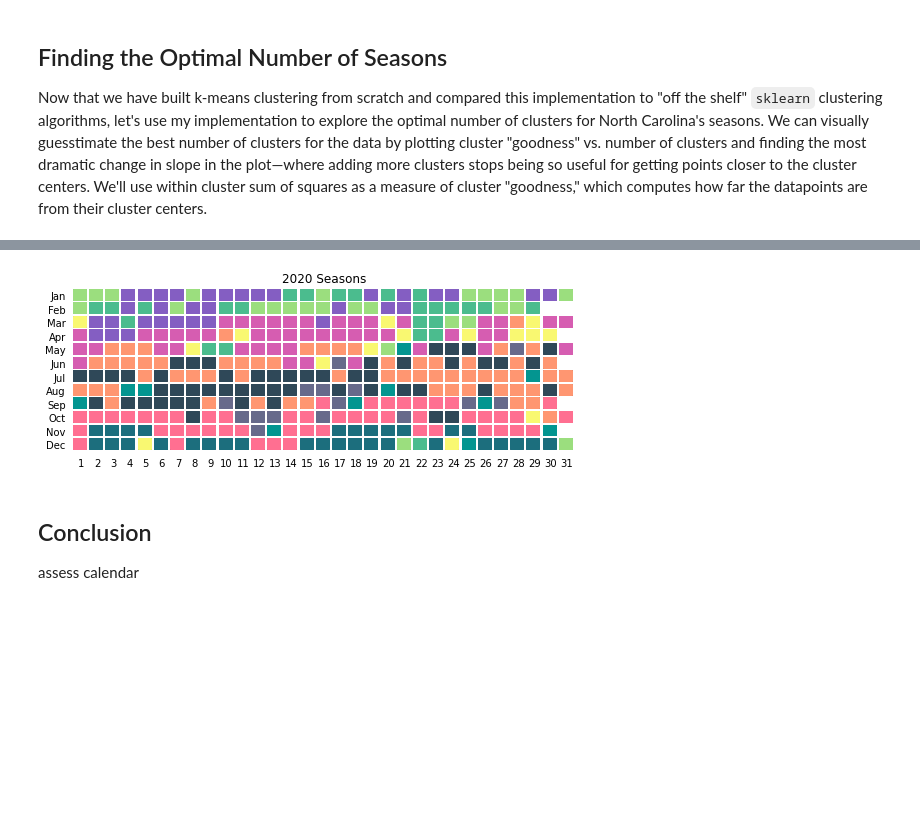
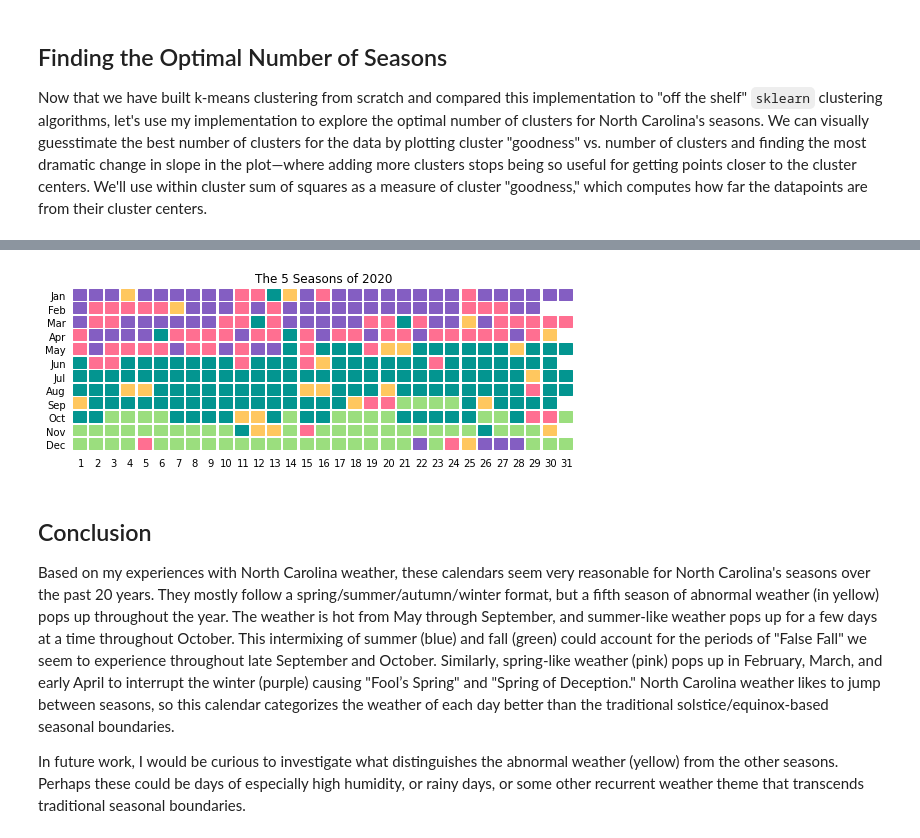
Before and after one commit to comp-machine-learning-spring2021/portfolio-krhablutzel, a Jupyter notebook: A-clustering/A-clustering.ipynb, the cells around one changed output, grey strips where cells are left out. Cells and saved outputs as stored; diff of their text form; code cells hidden in the pictures; blank space fills up the shorter version.

Commit message:
"finished" clustering jupyter notebook  and README.md

```diff
--- a/A-clustering/A-clustering.ipynb
+++ b/A-clustering/A-clustering.ipynb
@@ -274,5 +345,5 @@ We observe that
 # %%
-# run k-means for _ clusters
-labels, centers = my_kmeans(weather_std, 12)
+# run k-means for 5 clusters
+labels5, centers = my_kmeans(weather_std, 5)
 # %%
 # plot 2D weather with colors by cluster
@@ -288,36 +361,2 @@ If NC's weather falls into _ seasons, when are they? Let's plot a calendar of th
-# %%
-# calendar plotting functions
-# adapted from https://dzone.com/articles/plotting-a-calendar-in-matplotlib
-def plot_calendar(days, months, colors, year):
-    '''Build a calendar for {year} given lists for day, month, and color for each day'''
-    plt.figure(figsize=(9, 3))
-    # colors from https://mycolor.space/
-    COLORS = ['#845EC2', '#D65DB1', '#FF6F91', '#FF9671', '#FFC75F', '#F9F871',
-              '#9BDE7E', '#4BBC8E', '#039590', '#1C6E7D', '#2F4858', '#676A8B'] # 12 colors for now
-    ax = plt.gca().axes
-    # plot days
-    for d, m, c in zip(days, months, colors):
-        ax.add_patch(Rectangle((d, m),
-                               width=.8, height=.8, color=COLORS[c]))
-    plt.yticks(np.arange(1, 13)+.5, list(calendar.month_abbr)[1:])
-    plt.xticks(np.arange(1,32)+.5, np.arange(1,32))
-    plt.xlim(1, 32)
-    plt.ylim(1, 13)
-    plt.title('The {} Seasons of {}'.format(len(np.unique(colors)), year))
-    plt.gca().invert_yaxis()
-    # remove borders and ticks
-    for spine in plt.gca().spines.values():
-        spine.set_visible(False)
-    plt.tick_params(top=False, bottom=False, left=False, right=False)
-    plt.show()
-
-def plot_labels(weather_pd, labels, year):
-    '''For a particular year, color the calendar with season labels'''
-    # add new season labels to data
-    weather_pd['NEW_SEASON'] = labels
-    # filter data for year
-    weather_year = weather_pd[weather_pd['YEAR'] == year]
-    # plot this year's calendar
-    plot_calendar(weather_pd['DAY'], weather_pd['MONTH'], weather_pd['NEW_SEASON'], year)
 # %%
 # plot 2019
@@ -325,9 +366,11 @@ plot_labels(weather_pd, labels_kmeans, 2019)
 # %%
 # plot 2020
-plot_labels(weather_pd, labels_kmeans, 2020)
+plot_labels(weather_pd, labels5, 2020)
 # %% [output]
-[figure, old version]
+[figure, new version]
-# %% [markdown]
-## Conclusion
-
-assess calendar
+# %% [markdown]
+## Conclusion
+
+Based on my experiences with North Carolina weather, these calendars seem very reasonable for North Carolina's seasons over the past 20 years. They mostly follow a spring/summer/autumn/winter format, but a fifth season of abnormal weather (in yellow) pops up throughout the year. The weather is hot from May through September, and summer-like weather pops up for a few days at a time throughout October. This intermixing of summer (blue) and fall (green) could account for the periods of "False Fall" we seem to experience throughout late September and October. Similarly, spring-like weather (pink) pops up in February, March, and early April to interrupt the winter (purple) causing "Fool’s Spring" and "Spring of Deception." North Carolina weather likes to jump between seasons, so this calendar categorizes the weather of each day better than the traditional solstice/equinox-based seasonal boundaries.
+
+In future work, I would be curious to investigate what distinguishes the abnormal weather (yellow) from the other seasons. Perhaps these could be days of especially high humidity, or rainy days, or some other recurrent weather theme that transcends traditional seasonal boundaries.
```
Also changed, not shown: parts of 27 cells of this notebook, 6 other files.
